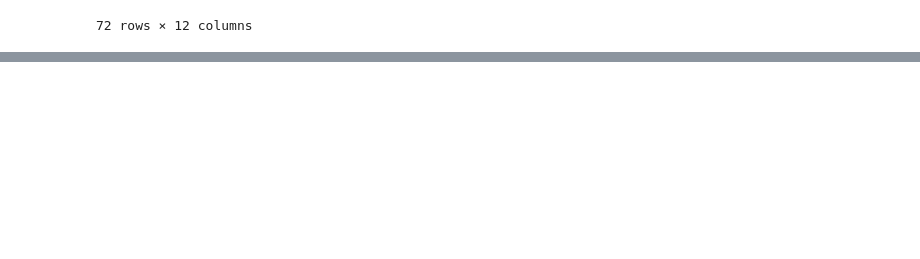
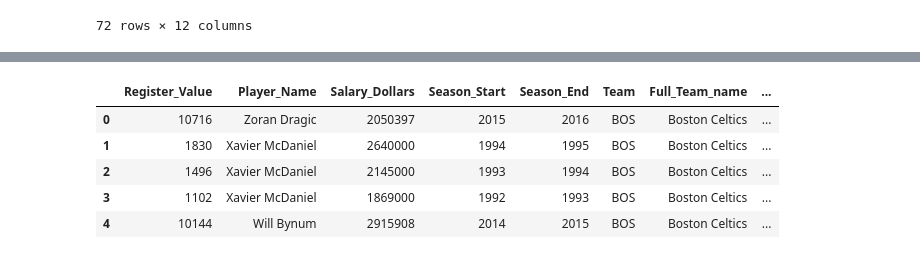
Before and after one commit to bennetyousuf/etl-project, a Jupyter notebook: FINAL NOTEBOOK.ipynb, the cells around one changed output, grey strips where cells are left out. Saved outputs shown, nothing was run; the diff lists cells and outputs as text; code cells hidden in the pictures; blank space fills up the shorter version.

```diff
--- a/FIANL NOTEBOOK.ipynb
+++ b/FINAL NOTEBOOK.ipynb
@@ -81,3 +105,14 @@ pd.read_sql_query('select * from salaries', con=engine).head()
 | 2 | 727 | A.C. Green | 1750000 | 1992 | 1993 | LAL | Los Angeles Lakers |
 | 3 | 1103 | A.C. Green | 1885000 | 1993 | 1994 | PHO | Phoenix Suns |
 | 4 | 1497 | A.C. Green | 6472600 | 1994 | 1995 | PHO | Phoenix Suns |
+# %%
+final_df = pd.read_sql_query('select * From salaries Join titles On salaries."Full_Team_name" = titles.winner', con=engine).head()
+# %%
+final_df
+# %% [output]
+|  | Register_Value | Player_Name | Salary_Dollars | Season_Start | Season_End | Team | Full_Team_name | ... |
+| 0 | 10716 | Zoran Dragic | 2050397 | 2015 | 2016 | BOS | Boston Celtics | ... |
+| 1 | 1830 | Xavier McDaniel | 2640000 | 1994 | 1995 | BOS | Boston Celtics | ... |
+| 2 | 1496 | Xavier McDaniel | 2145000 | 1993 | 1994 | BOS | Boston Celtics | ... |
+| 3 | 1102 | Xavier McDaniel | 1869000 | 1992 | 1993 | BOS | Boston Celtics | ... |
+| 4 | 10144 | Will Bynum | 2915908 | 2014 | 2015 | BOS | Boston Celtics | ... |
```
Also changed, not shown: parts of 8 cells of this notebook.
